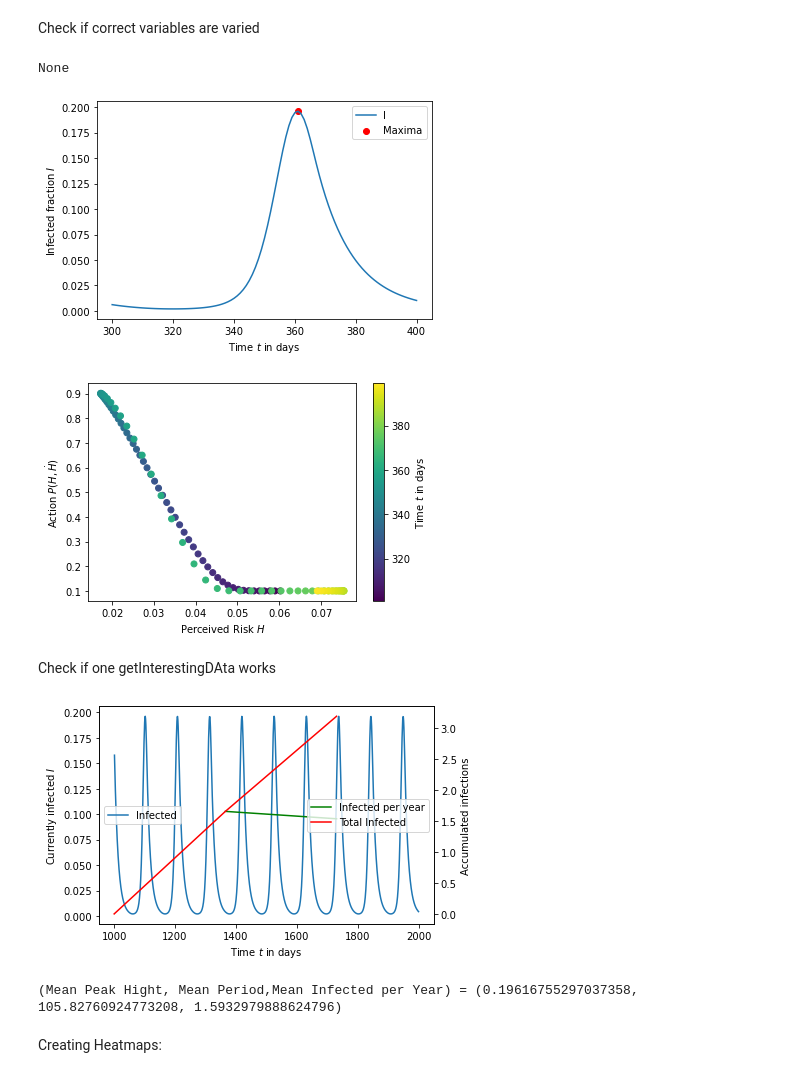
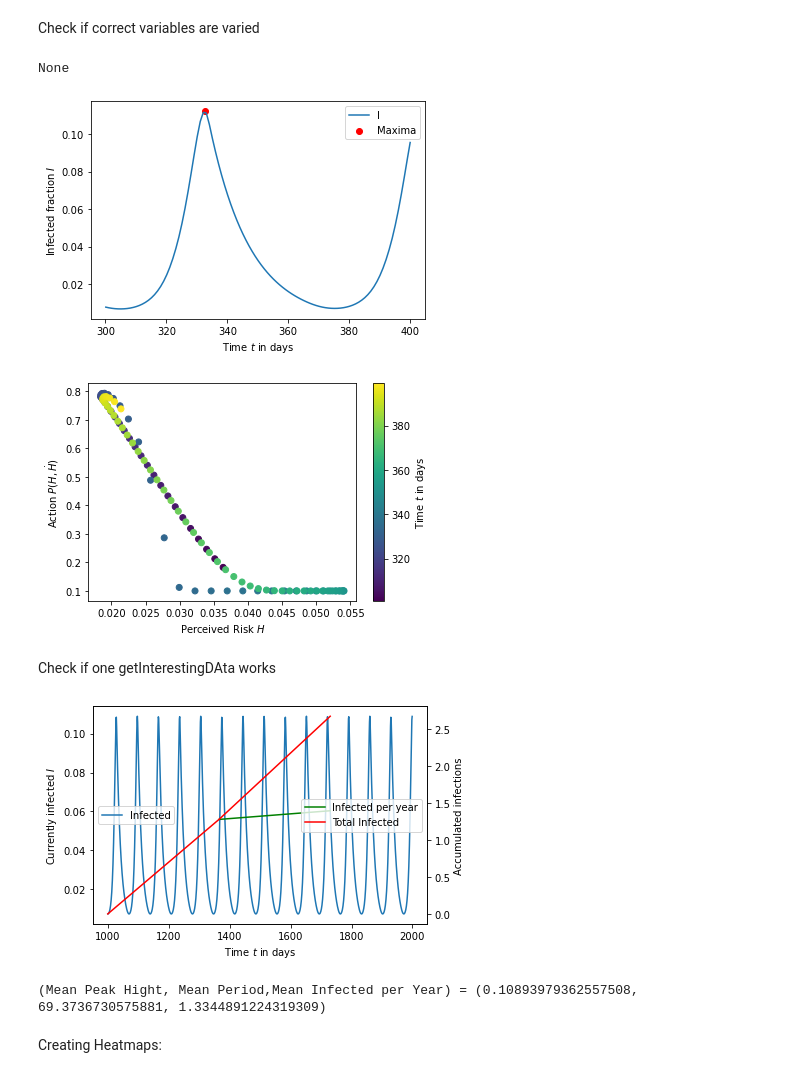
Before and after one commit to simonblaue/Epidemics_SRI_model, a Jupyter notebook: InterestingProperties.ipynb, the cells around one changed output. Drawn from its saved outputs; the diff is of its cells as text; code cells hidden in the pictures.

Commit message:
interseting plots

```diff
--- a/InterestingProperties.ipynb
+++ b/InterestingProperties.ipynb
@@ -13,9 +13,15 @@ Check if correct variables are varied
 model.p_cap = 0.06
 model.T = 40
 
-
 model.d_pcap_min = 1/10*model.p_cap
 model.dI_thresh = 0.01
+
+
+model.p_cap = 0.05
+model.T = 25
+# model.d_pcap_min = 1/10*model.p_cap
+model.dI_thresh = 0.0025
+
 
 print(model.delta_pcap)
 
@@ -27,21 +33,21 @@ t,state = ModelLib.plots.PlotSRITime(model, model.DifferentPIncrement, y0=y0, T_
 t,state = ModelLib.plots.PlotPH(model, model.DifferentPIncrement, y0=y0,T_min=T_min, T_max=T_max)#, save="Plots/Ours_one_peak_adaptive_P_P|H")
 # %% [output]
 None
-[figure, old version]
+[figure, new version]
-[figure, old version]
+[figure, new version]
 # %% [markdown]
 Check if one getInterestingDAta works
 # %%
-model.d_pcap_min = 1/20*model.p_cap
-model.dI_thresh = 0.01
+# model.d_pcap_min = 1/20*model.p_cap
+# model.dI_thresh = 0.01
 T_max = 2000
 #for T_max in np.arange(3000, 4000,100):
 result = model.getInterestingData(model.DifferentPIncrement,T_min=1000,T_max=T_max, y0=y0, plot = True)
 print('(Mean Peak Hight, Mean Period,Mean Infected per Year) =',result)
 #ModelLib.plots.PlotSRITime(model,model.DifferentPIncrement,T_min=1,T_max=100*365+1)
 # %% [output]
-[figure, old version]
+[figure, new version]
-(Mean Peak Hight, Mean Period,Mean Infected per Year) = (0.19616755297037358, 105.82760924773208, 1.5932979888624796)
+(Mean Peak Hight, Mean Period,Mean Infected per Year) = (0.10893979362557508, 69.3736730575881, 1.3344891224319309)
 # %% [markdown]
 Creating Heatmaps:
 # %%
```
Also changed, not shown: parts of 1 cell of this notebook, 2 other files.
